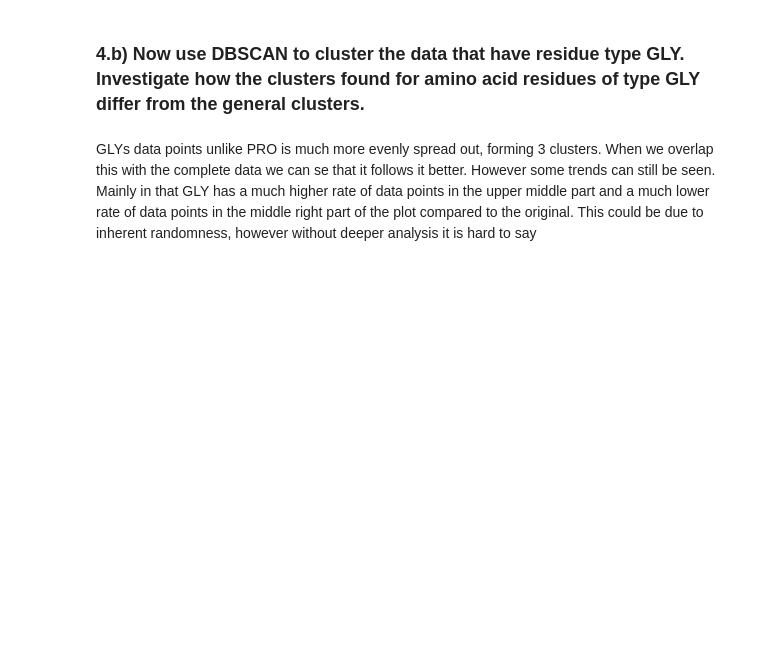
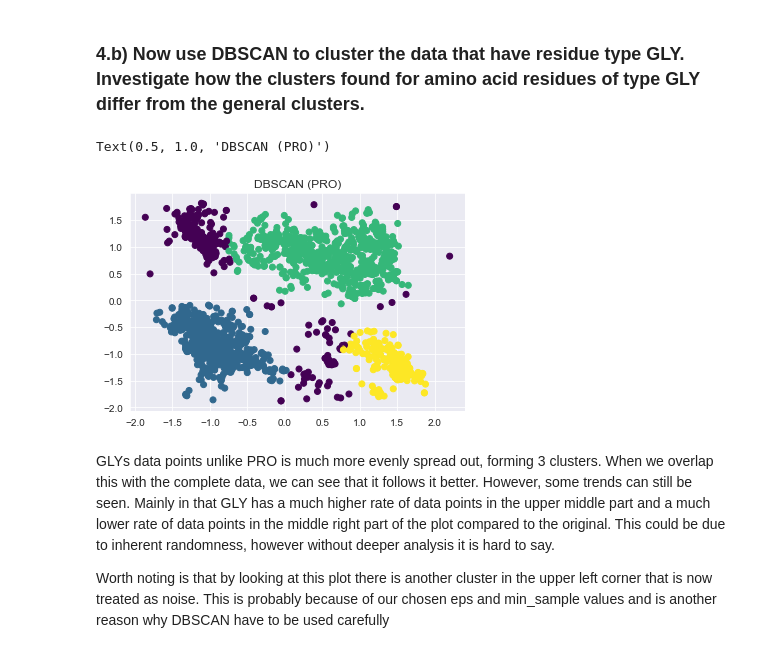
Before and after one commit to lukasmartinsson/dat405, a Jupyter notebook: assignment_3/assignment_3.ipynb, the cells around one changed output. Saved outputs shown, nothing was run; the diff lists cells and outputs as text; code cells hidden in the pictures; blank space fills up the shorter version.

```diff
--- a/assignment_3/assignment_3.ipynb
+++ b/assignment_3/assignment_3.ipynb
@@ -420,29 +368,23 @@ By looking at the plot we can se that PRO data points tend to cluster together t
 # %% [markdown]
 ### **4.b)** Now use DBSCAN to cluster the data that have residue type GLY. Investigate how the clusters found for amino acid residues of type GLY differ from the general clusters.
-# %%
-#filter out and only keep the noise
-df_gly = df[(df['residue name'] == 'GLY')]
-
-X = df_gly[['phi shifted 360°', 'psi shifted 100°']]
-
-# create a dbscan clustering function
-# Takes the sample data, maximum distance between two samples for the same cluster, and the min samples
-def dbscan(X, eps, min_samples):
-    X = StandardScaler().fit_transform(X)
-    db = DBSCAN(eps=eps, min_samples=min_samples).fit(X)
-
-    labels = db.labels_
-    # Number of clusters in labels, ignoring noise if present.
-    n_clusters_ = len(set(labels)) - (1 if -1 in labels else 0)
-    n_noise_ = list(labels).count(-1)
-
-    y_pred = db.fit_predict(X)
-    plt.scatter(X[:,0], X[:,1],c=y_pred, cmap='viridis')
-    plt.title("DBSCAN for Phi and Psi of GLY")
-
-    print('Estimated number of clusters: %d' % n_clusters_)
-
-#dbscan(X, 0.3, 14)
-dbscan(X, 0.3, 70)
+# %%
+# generate DBSAN clustering
+model_dbscan = DBSCAN(eps=0.5, min_samples=200).fit(X)
+labels = model_dbscan.labels_
+number_of_outliers = list(labels).count(-1) # outliers are given the label -1.
+y_pred = model_dbscan.fit_predict(X)
+
+df_GLY = df[(df['residue name'] == 'GLY')]
+X = df_GLY[['phi shifted 360°', 'psi shifted 100°']]
+X = StandardScaler().fit_transform(X)
+
+# create
+plt.scatter(X[:,0], X[:,1],c=y_pred, cmap=CMAP)
+plt.title("DBSCAN (PRO)")
+# %% [output]
+Text(0.5, 1.0, 'DBSCAN (PRO)')
+[figure, added]
 # %% [markdown]
-GLYs data points unlike PRO is much more evenly spread out, forming 3 clusters. When we overlap this with the complete data we can se that it follows it better. However some trends can still be seen. Mainly in that GLY has a much higher rate of data points in the upper middle part and a much lower rate of data points in the middle right part of the plot compared to the original. This could be due to inherent randomness, however without deeper analysis it is hard to say
+GLYs data points unlike PRO is much more evenly spread out, forming 3 clusters. When we overlap this with the complete data, we can see that it follows it better. However, some trends can still be seen. Mainly in that GLY has a much higher rate of data points in the upper middle part and a much lower rate of data points in the middle right part of the plot compared to the original. This could be due to inherent randomness, however without deeper analysis it is hard to say.
+
+Worth noting is that by looking at this plot there is another cluster in the upper left corner that is now treated as noise. This is probably because of our chosen eps and min_sample values and is another reason why DBSCAN have to be used carefully
```
Also changed, not shown: parts of 24 cells of this notebook, 2 other files.
